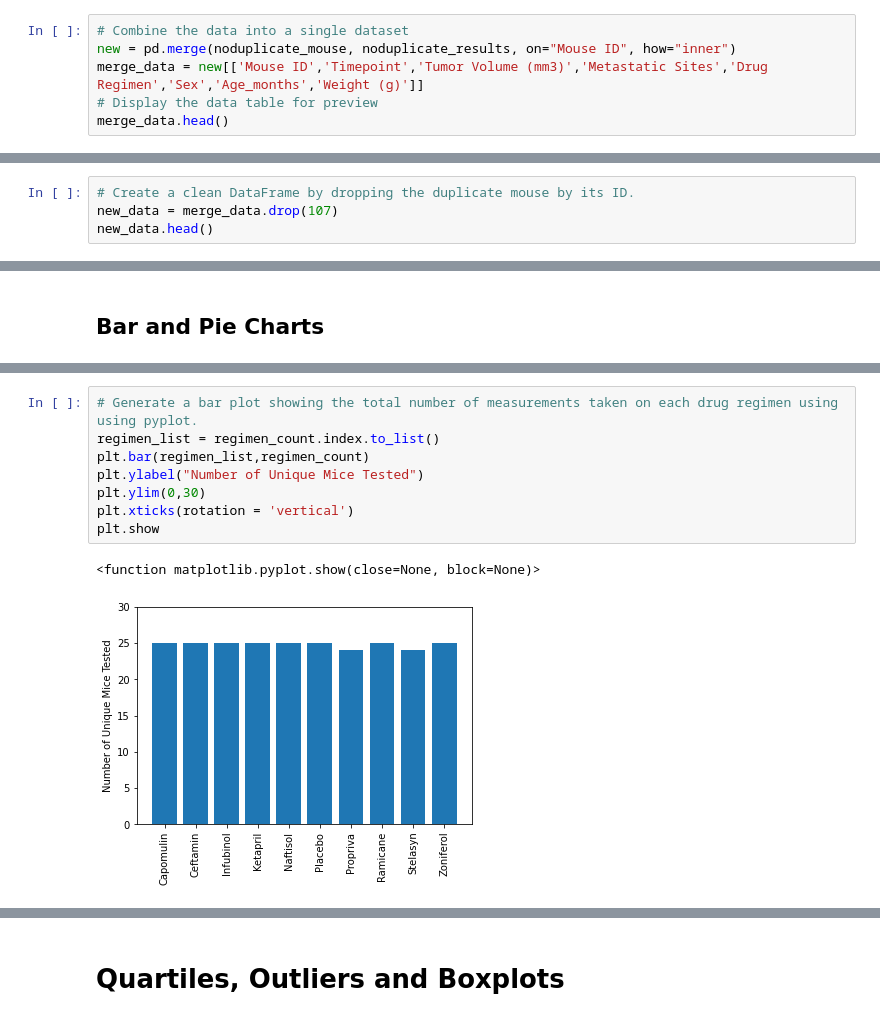
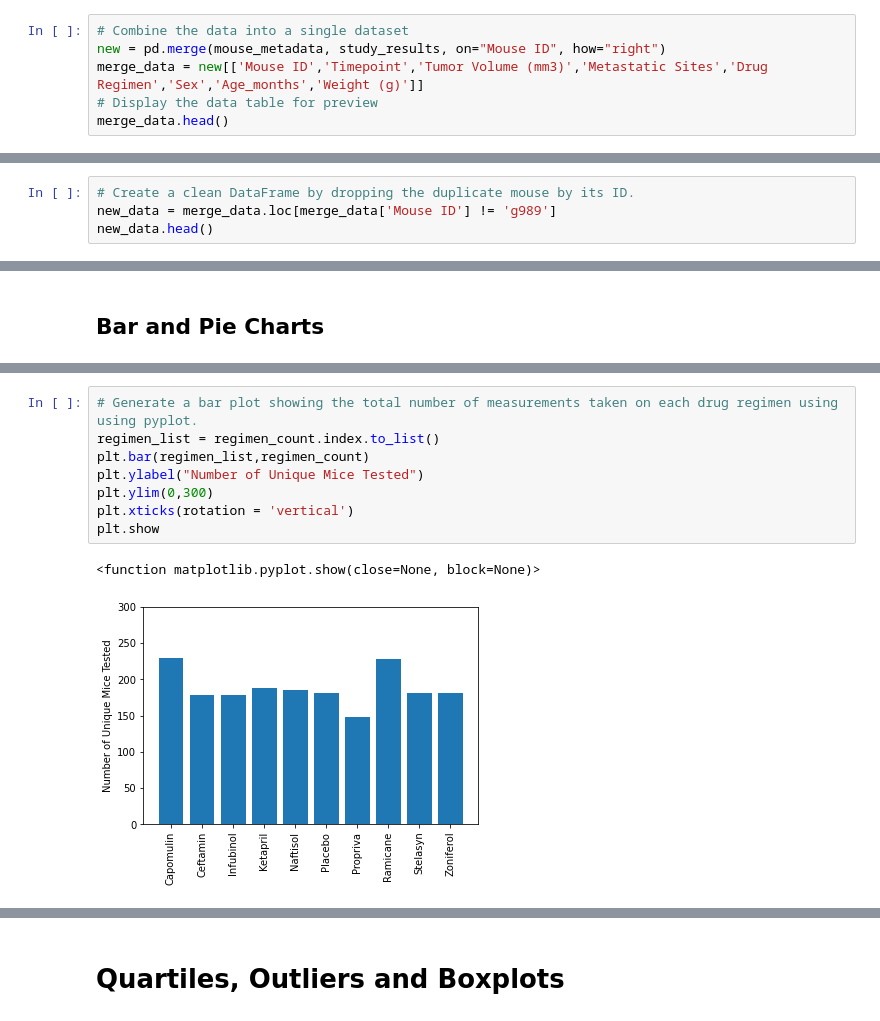
Before and after one commit to sabrinawjo/Matplotlib-Challenge, a Jupyter notebook: Pymaceuticals_Starter.ipynb, the cells around one changed output, grey strips where cells are left out. Drawn from its saved outputs; the diff is of its cells as text.

```diff
--- a/Pymaceuticals_Starter.ipynb
+++ b/Pymaceuticals_Starter.ipynb
@@ -24,6 +24,6 @@ noduplicate_results = study_results.drop_duplicates('Mouse ID', keep='last', inp
 # %%
 # Combine the data into a single dataset
-new = pd.merge(noduplicate_mouse, noduplicate_results, on="Mouse ID", how="inner")
+new = pd.merge(mouse_metadata, study_results, on="Mouse ID", how="right")
 merge_data = new[['Mouse ID','Timepoint','Tumor Volume (mm3)','Metastatic Sites','Drug Regimen','Sex','Age_months','Weight (g)']]
 # Display the data table for preview
 merge_data.head()
@@ -55,6 +58,6 @@ duplicate_results
 # %%
 # Create a clean DataFrame by dropping the duplicate mouse by its ID.
-new_data = merge_data.drop(107)
+new_data = merge_data.loc[merge_data['Mouse ID'] != 'g989']
 new_data.head()
 # %% [output]
 |  | Mouse ID | Timepoint | Tumor Volume (mm3) | Metastatic Sites | Drug Regimen | Sex | Age_months | ... |
@@ -131,14 +134,14 @@ plt.ylim(0,30)
 # %%
 # Generate a bar plot showing the total number of measurements taken on each drug regimen using using pyplot.
 regimen_list = regimen_count.index.to_list()
 plt.bar(regimen_list,regimen_count)
 plt.ylabel("Number of Unique Mice Tested")
-plt.ylim(0,30)
+plt.ylim(0,300)
 plt.xticks(rotation = 'vertical')
 plt.show
 # %% [output]
 <function matplotlib.pyplot.show(close=None, block=None)>
-[figure, old version]
+[figure, new version]
 # %%
 # Generate a pie plot showing the distribution of female versus male mice using pandas
 sex_grouped = new_data.groupby('Sex')
```
Also changed, not shown: parts of 13 cells of this notebook.
